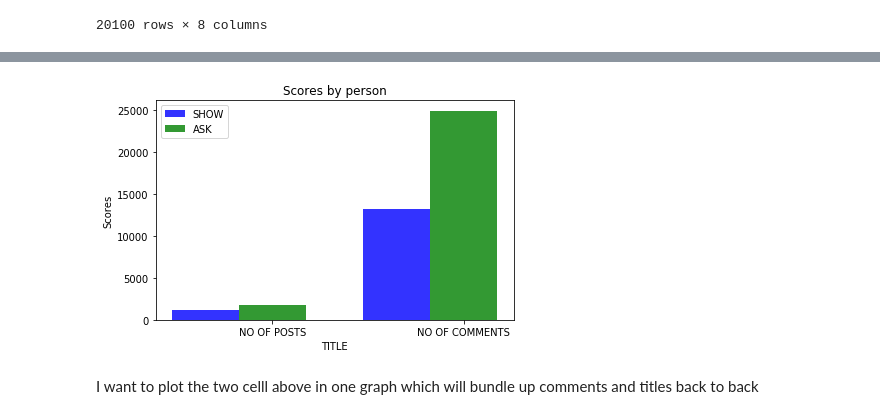
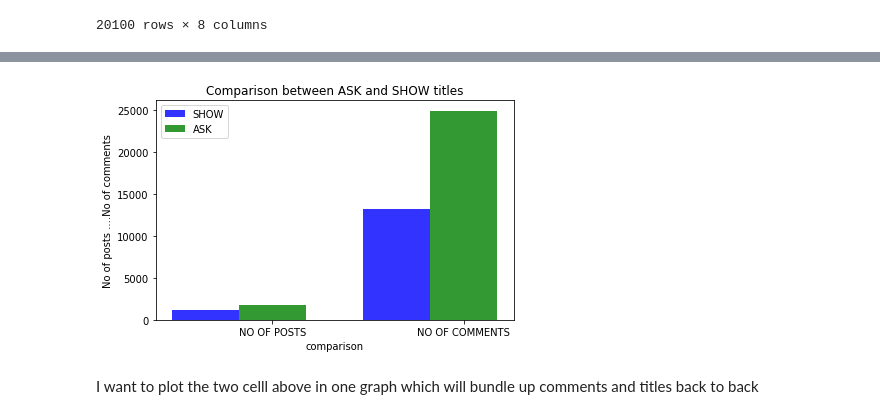
Before and after one commit to ndangalasinh/dataquest_hackernews_posts_analysis_1, a Jupyter notebook: hacker_news_analysis.ipynb, the cells around one changed output, grey strips where cells are left out. Saved outputs shown, nothing was run; the diff lists cells and outputs as text; code cells hidden in the pictures.

```diff
--- a/hacker_news_analysis.ipynb
+++ b/hacker_news_analysis.ipynb
@@ -176,36 +176,36 @@ total_comments_ask = hn_ask_sorted_data['num_comments'].sum()
 # %%
 
 # data to plot
 n_groups = 2
 show= (no_show_titles,total_comments_show)
 ask = (no_ask_titles,total_comments_ask)
 
 # create plot
 fig, ax = plt.subplots()
 index = np.arange(n_groups)
 bar_width = 0.35
 opacity = 0.8
 
 rects1 = plt.bar(index, show, bar_width,
 alpha=opacity,
 color='b',
 label='SHOW')
 
 rects2 = plt.bar(index + bar_width, ask, bar_width,
 alpha=opacity,
 color='g',
 label='ASK')
 
-plt.xlabel('TITLE')
-plt.ylabel('Scores')
-plt.title('Scores by person')
+plt.xlabel('comparison')
+plt.ylabel('No of posts ....No of comments')
+plt.title('Comparison between ASK and SHOW titles')
 plt.xticks(index + bar_width, ('NO OF POSTS', 'NO OF COMMENTS'))
 plt.legend()
 
 plt.tight_layout()
 plt.show()
 # %% [output]
-[figure, old version]
+[figure, new version]
 # %% [markdown]
 I want to plot the two celll above in one graph which will bundle up comments and titles back to back
 # %%
```
